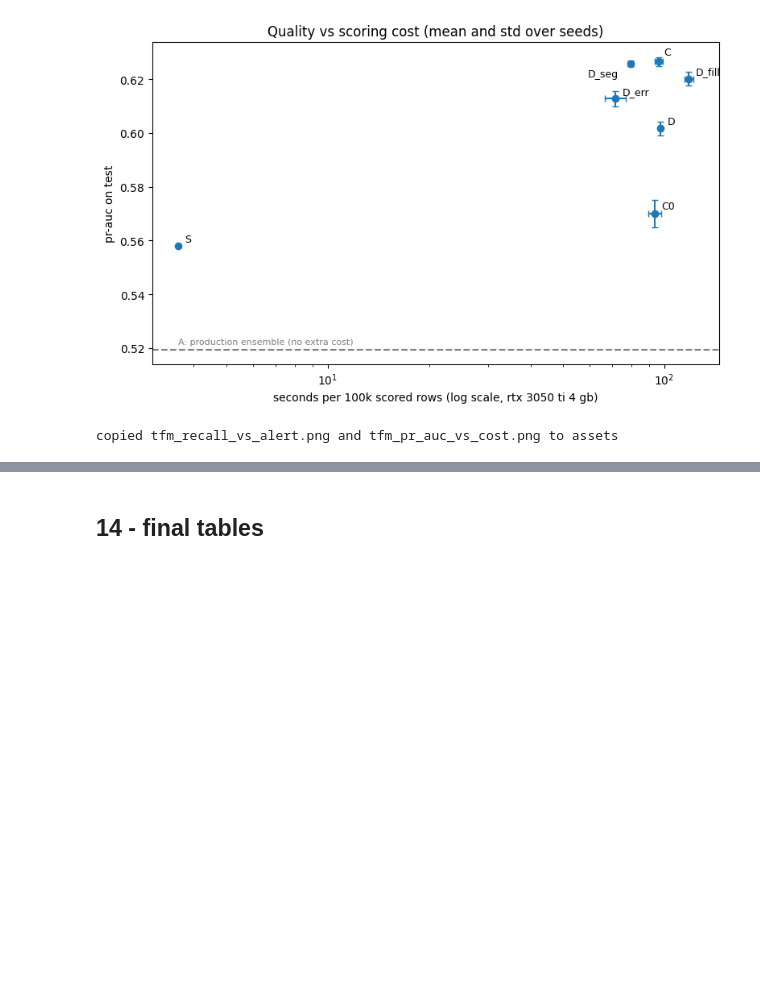
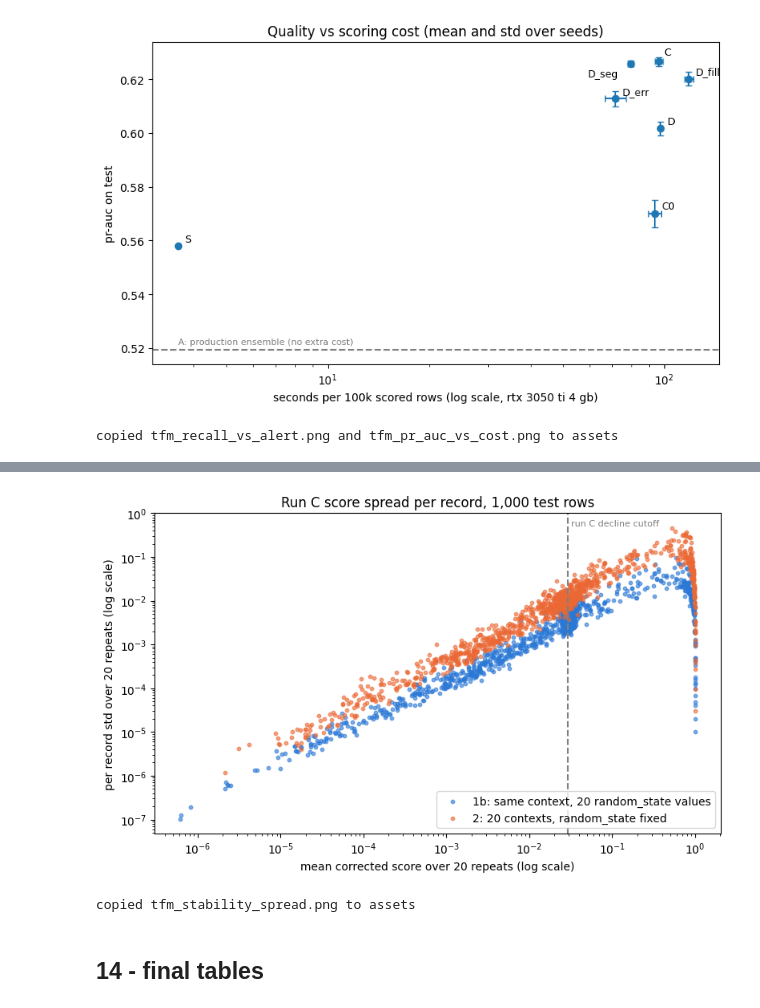
Before and after one commit to TimFlocke/fraud_model, a Jupyter notebook: notebooks/14_tfm_context.ipynb, the cells around one changed output, grey strips where cells are left out. Drawn from its saved outputs; the diff is of its cells as text; code cells hidden in the pictures; blank space fills up the shorter version.

Commit message:
stage 14: stability check for run C (tabicl seeds vs context seeds)

```diff
--- a/notebooks/14_tfm_context.ipynb
+++ b/notebooks/14_tfm_context.ipynb
@@ -682,0 +758,24 @@ copied tfm_recall_vs_alert.png and tfm_pr_auc_vs_cost.png to assets
+# %%
+from scipy.stats import spearmanr
+
+stab_labels = {'1a': 'same context, random_state fixed', '1b': 'same context, 20 random_state values',
+               '2': '20 contexts, random_state fixed'}
+groups = {'fraud': stab_y == 1, 'non_fraud': stab_y == 0, 'near_cutoff': stab_near, 'not_near': ~stab_near}
+stab_rows_out = []
+for test, s in stab_scores.items():
+    sd = s.std(axis=0)
+    rho = np.atleast_2d(spearmanr(s, axis=1).statistic)
+    pairs = rho[np.triu_indices(len(s), 1)]
+    declined = s >= c_cutoff
+    flipped = declined.any(axis=0) & ~declined.all(axis=0)
+    row = {'test': test, 'setup': stab_labels[test]}
+    for g, m in groups.items():
+        row[f'std_median_{g}'] = np.median(sd[m])
+        row[f'std_p95_{g}'] = np.quantile(sd[m], 0.95)
+    row.update(spearman_mean=pairs.mean(), spearman_min=pairs.min(), flip_rate=flipped.mean(),
+               flips=int(flipped.sum()), flips_near_cutoff=int(flipped[stab_near].sum()))
+    stab_rows_out.append(row)
+stability = pd.DataFrame(stab_rows_out).set_index('test')
+pd.set_option('display.float_format', '{:.6f}'.format)
+display(stability)
+pd.reset_option('display.float_format')
@@ -683,3 +788,26 @@ copied tfm_recall_vs_alert.png and tfm_pr_auc_vs_cost.png to assets
+# %%
+fig, ax = plt.subplots(figsize=(8, 5))
+for test, color in [('1b', '#2a78d6'), ('2', '#eb6834')]:
+    s = stab_scores[test]
+    ax.scatter(s.mean(axis=0), s.std(axis=0), s=10, alpha=0.6, color=color, label=f'{test}: {stab_labels[test]}')
+ax.axvline(c_cutoff, linestyle='--', color='grey')
+ax.set_xscale('log')
+ax.set_yscale('log')
+ax.text(c_cutoff * 1.1, 0.98, 'run C decline cutoff', color='grey', fontsize=8, transform=ax.get_xaxis_transform(), va='top')
+ax.set_xlabel('mean corrected score over 20 repeats (log scale)')
+ax.set_ylabel('per record std over 20 repeats (log scale)')
+ax.set_title('Run C score spread per record, 1,000 test rows')
+ax.legend(loc='lower right')
+fig.tight_layout()
+stab_path = config.PLOTS_PATH / 'tfm_stability_spread.png'
+fig.savefig(stab_path, dpi=150, bbox_inches='tight')
+plt.show()
+plt.close()
+shutil.copy(stab_path, config.ROOT / 'assets' / stab_path.name)
+print(f"copied {stab_path.name} to assets")
+# %% [output]
+[figure, added]
+copied tfm_stability_spread.png to assets
 # %% [markdown]
 ## 14 - final tables
 # %%
```
Also changed, not shown: parts of 9 cells of this notebook, 2 other files.
